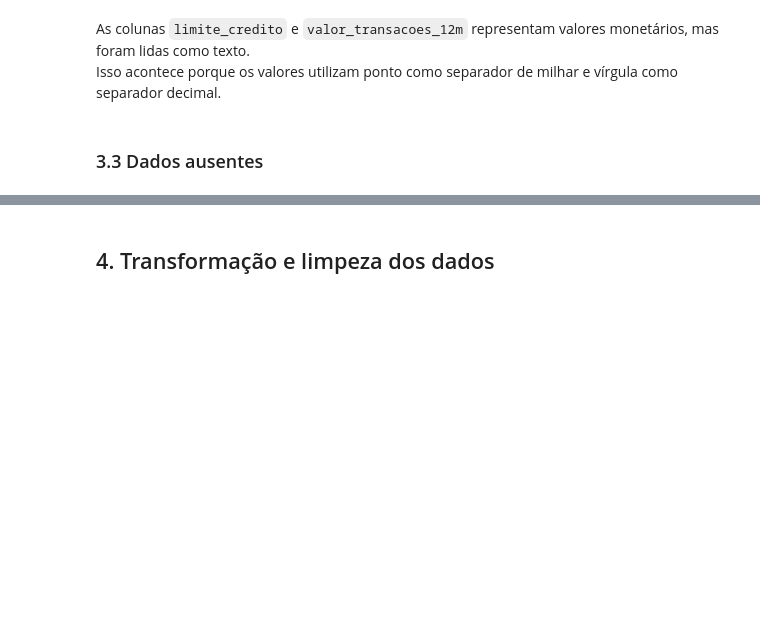
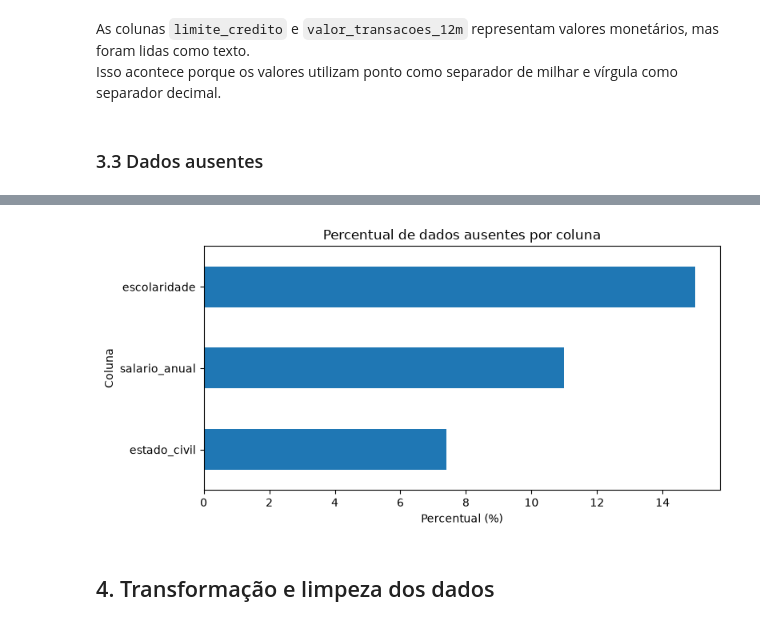
Before and after one commit to Vitor190303/credit-default-analysis, a Jupyter notebook: projeto_inadimplencia.ipynb, the cells around one changed output, grey strips where cells are left out. Drawn from its saved outputs; the diff is of its cells as text; code cells hidden in the pictures; blank space fills up the shorter version.

Commit message:
feat: aprimora analise exploratoria e tratamento de dados

```diff
--- a/projeto_inadimplencia.ipynb
+++ b/projeto_inadimplencia.ipynb
@@ -132,14 +219,21 @@ dados_ausentes
 # %%
 if not dados_ausentes.empty:
     ax = dados_ausentes["percentual"].sort_values().plot(
         kind="barh",
         figsize=(8, 4),
         title="Percentual de dados ausentes por coluna"
     )
     ax.set_xlabel("Percentual (%)")
     ax.set_ylabel("Coluna")
     plt.tight_layout()
+    plt.savefig(
+    PASTA_GRAFICOS / "02_dados_ausentes.png",
+    dpi=300,
+    bbox_inches="tight"
+)
     plt.show()
+# %% [output]
+[figure, added]
 # %% [markdown]
 ## 4. Transformação e limpeza dos dados
 # %% [markdown]
```
Also changed, not shown: parts of 36 cells of this notebook, 13 other files.
